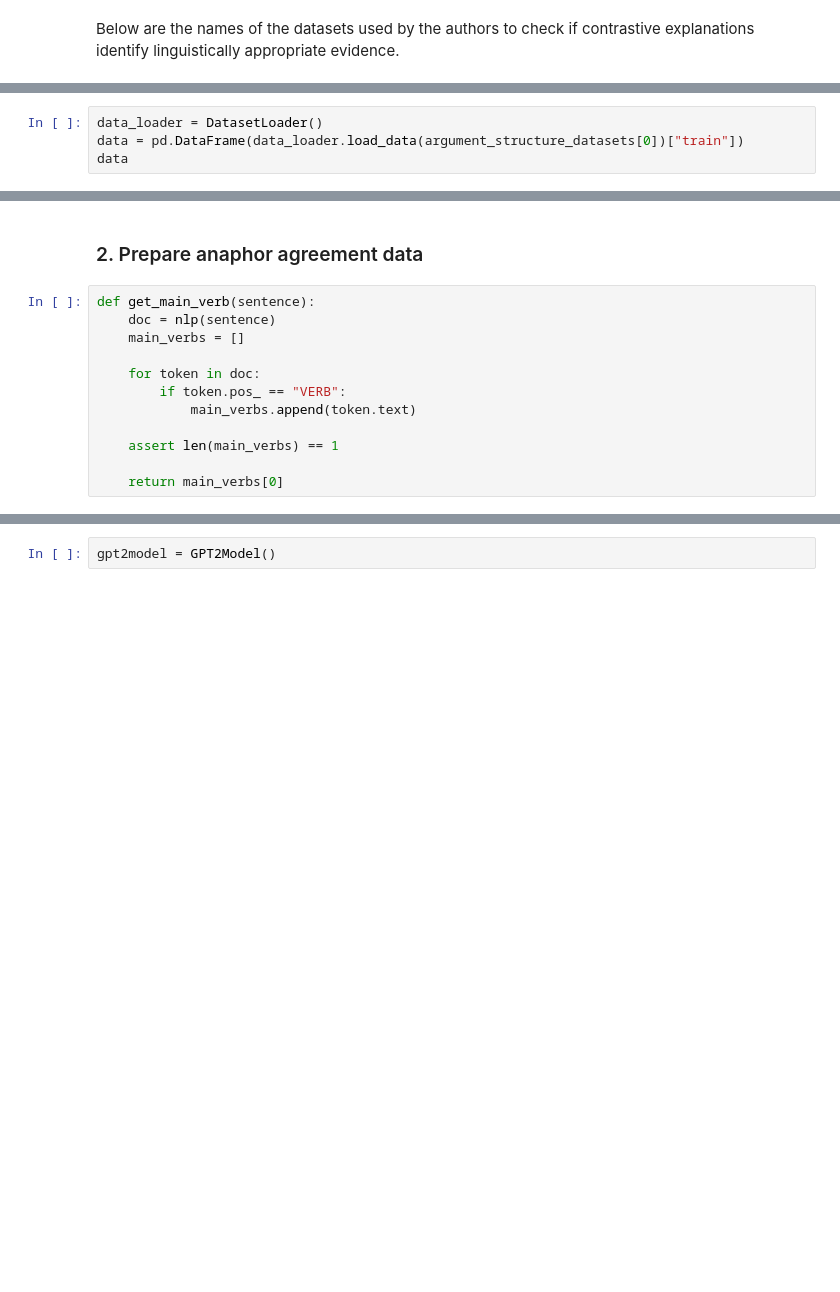
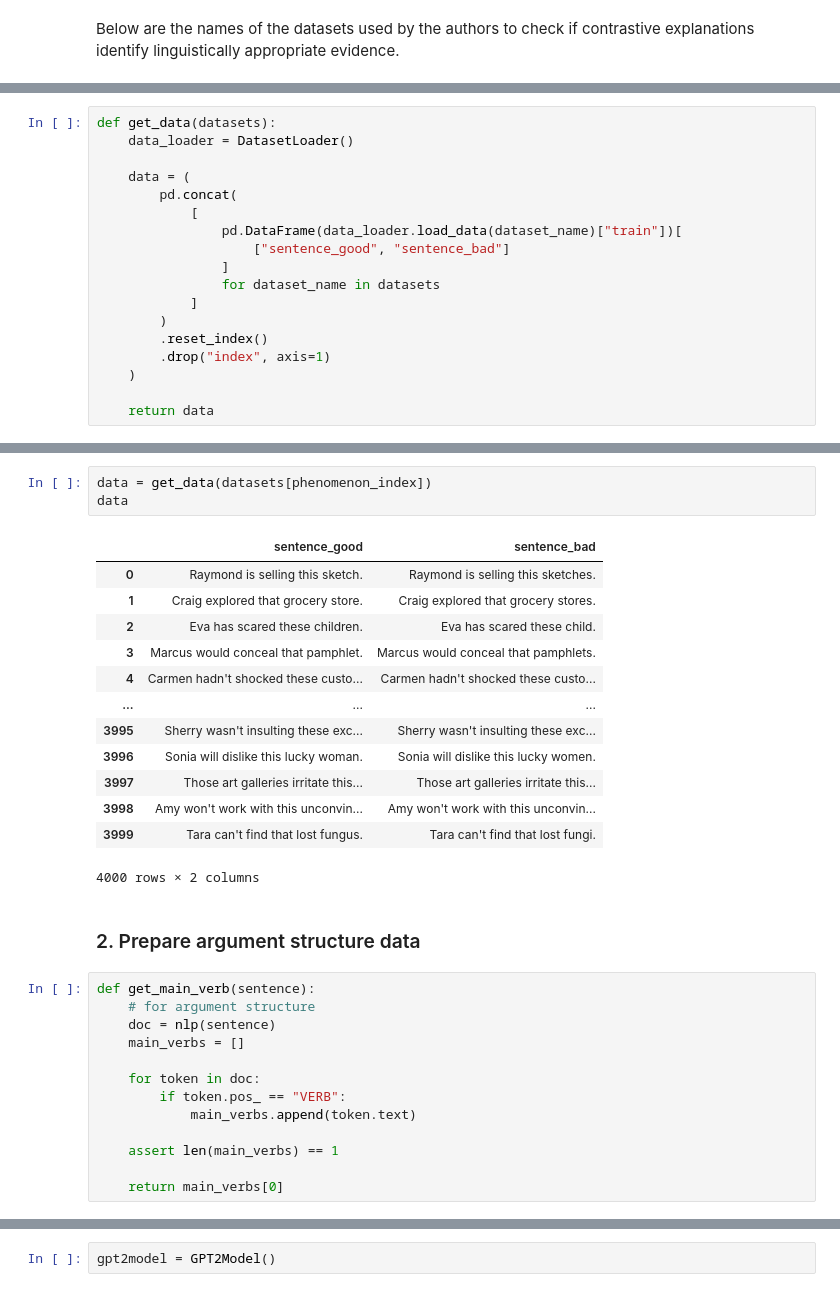
Before and after one commit to Bindila-Bogdan/Interpreting-Language-Models, a Jupyter notebook: data_preparation.ipynb, the cells around one changed output, grey strips where cells are left out. Cells and saved outputs as stored; diff of their text form; blank space fills up the shorter version.

```diff
--- a/data_preparation.ipynb
+++ b/data_preparation.ipynb
@@ -77,4 +85,18 @@ subject_verb_agreement = [
 # %%
-data_loader = DatasetLoader()
-data = pd.DataFrame(data_loader.load_data(argument_structure_datasets[0])["train"])
-data
+def get_data(datasets):
+    data_loader = DatasetLoader()
+
+    data = (
+        pd.concat(
+            [
+                pd.DataFrame(data_loader.load_data(dataset_name)["train"])[
+                    ["sentence_good", "sentence_bad"]
+                ]
+                for dataset_name in datasets
+            ]
+        )
+        .reset_index()
+        .drop("index", axis=1)
+    )
+
+    return data
@@ -95,7 +103,25 @@ data
+# %%
+data = get_data(datasets[phenomenon_index])
+data
+# %% [output]
+|  | sentence_good | sentence_bad |
+| 0 | Raymond is selling this sketch. | Raymond is selling this sketches. |
+| 1 | Craig explored that grocery store. | Craig explored that grocery stores. |
+| 2 | Eva has scared these children. | Eva has scared these child. |
+| 3 | Marcus would conceal that pamphlet. | Marcus would conceal that pamphlets. |
+| 4 | Carmen hadn't shocked these custo... | Carmen hadn't shocked these custo... |
+| ... | ... | ... |
+| 3995 | Sherry wasn't insulting these exc... | Sherry wasn't insulting these exc... |
+| 3996 | Sonia will dislike this lucky woman. | Sonia will dislike this lucky women. |
+| 3997 | Those art galleries irritate this... | Those art galleries irritate this... |
+| 3998 | Amy won't work with this unconvin... | Amy won't work with this unconvin... |
+| 3999 | Tara can't find that lost fungus. | Tara can't find that lost fungi. |
+4000 rows × 2 columns
 # %% [markdown]
-### 2. Prepare anaphor agreement data
+### 2. Prepare argument structure data
 # %%
 def get_main_verb(sentence):
+    # for argument structure
     doc = nlp(sentence)
     main_verbs = []
 
```
Also changed, not shown: parts of 26 cells of this notebook, 19 other files.
